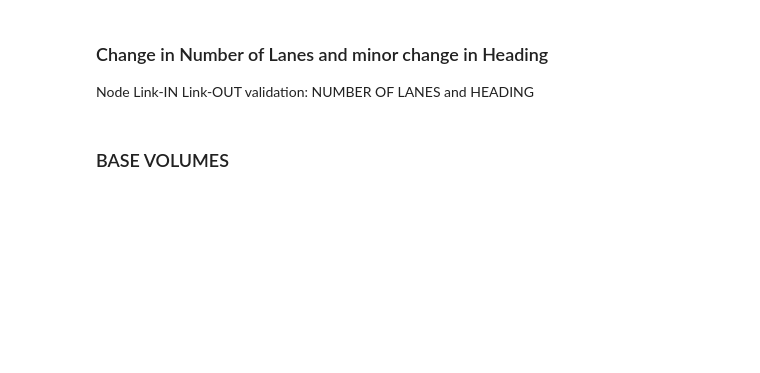
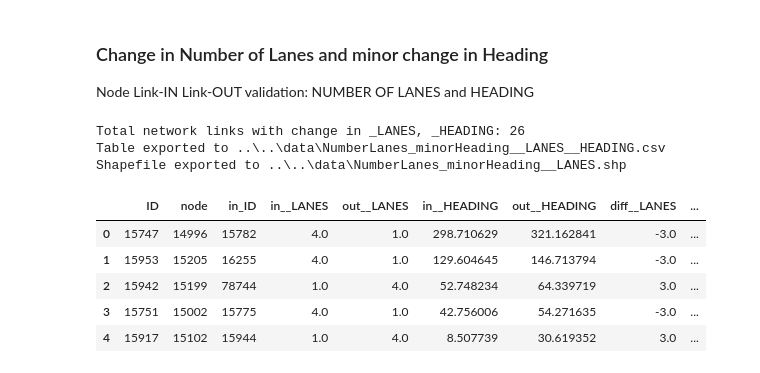
Before and after one commit to wsp-sag/client_chattanooga_rtp_update, a Jupyter notebook: Notebooks/Task 2 - Network Validation/Chattanooga_Network_Validation.ipynb, the cells around one changed output. Drawn from its saved outputs; the diff is of its cells as text; code cells hidden in the pictures; blank space fills up the shorter version.

```diff
--- a/Notebooks/Task 2 - Network Validation/Chattanooga_Network_Validation.ipynb
+++ b/Notebooks/Task 2 - Network Validation/Chattanooga_Network_Validation.ipynb
@@ -507,22 +616,30 @@ Node Link-IN Link-OUT validation: NUMBER OF LANES and HEADING
 # %%
 ### SPECIFY PARAMETERS
 # Attribute to validate:
-attribute_names = ['_LANES', '_HEADING', 'FUNC_CLASS']
+attribute_names = ['_LANES', '_HEADING']
 # Filter by CHANGE in attribute value (Equal to or Greater than) and Export long table:
 attribute_filters = {
     '_LANES':3,
-#     '_HEADING':30
 }
+# Filter by CHANGE in HEADING (Equal to or lesser than)
+# Slight change in heading indicates low probability of Turn:
+heading_filter = 30
 # Summarize by Node Maximum value and Export Geo:
 export_geometry = True
 #Export name:
 export_name = 'NumberLanes_minorHeading'
 
 
 ### RUN FUNCTIONS
-network = compare_attributes(attribute_names, attribute_filters, export_geometry, export_name)
-
-# ### ADDITIONAL FILTERING
-network[abs(network['diff__HEADING'])<=30].drop(columns=['geometry'])
+network = compare_attributes(attribute_names, attribute_filters, export_geometry, export_name, heading_filter)
+network.head()
+# %% [output]
+Total network links with change in _LANES, _HEADING: 26
+Table exported to ..\..\data\NumberLanes_minorHeading__LANES__HEADING.csv
+Shapefile exported to ..\..\data\NumberLanes_minorHeading__LANES.shp
+|  | ID | node | in_ID | in__LANES | out__LANES | in__HEADING | out__HEADING | diff__LANES | ... |
+| 0 | 15747 | 14996 | 15782 | 4.0 | 1.0 | 298.710629 | 321.162841 | -3.0 | ... |
+| 1 | 15953 | 15205 | 16255 | 4.0 | 1.0 | 129.604645 | 146.713794 | -3.0 | ... |
+| 2 | 15942 | 15199 | 78744 | 1.0 | 4.0 | 52.748234 | 64.339719 | 3.0 | ... |
+| 3 | 15751 | 15002 | 15775 | 4.0 | 1.0 | 42.756006 | 54.271635 | -3.0 | ... |
+| 4 | 15917 | 15102 | 15944 | 1.0 | 4.0 | 8.507739 | 30.619352 | 3.0 | ... |
-# %% [markdown]
-### BASE VOLUMES
```
Also changed, not shown: parts of 11 cells of this notebook.
